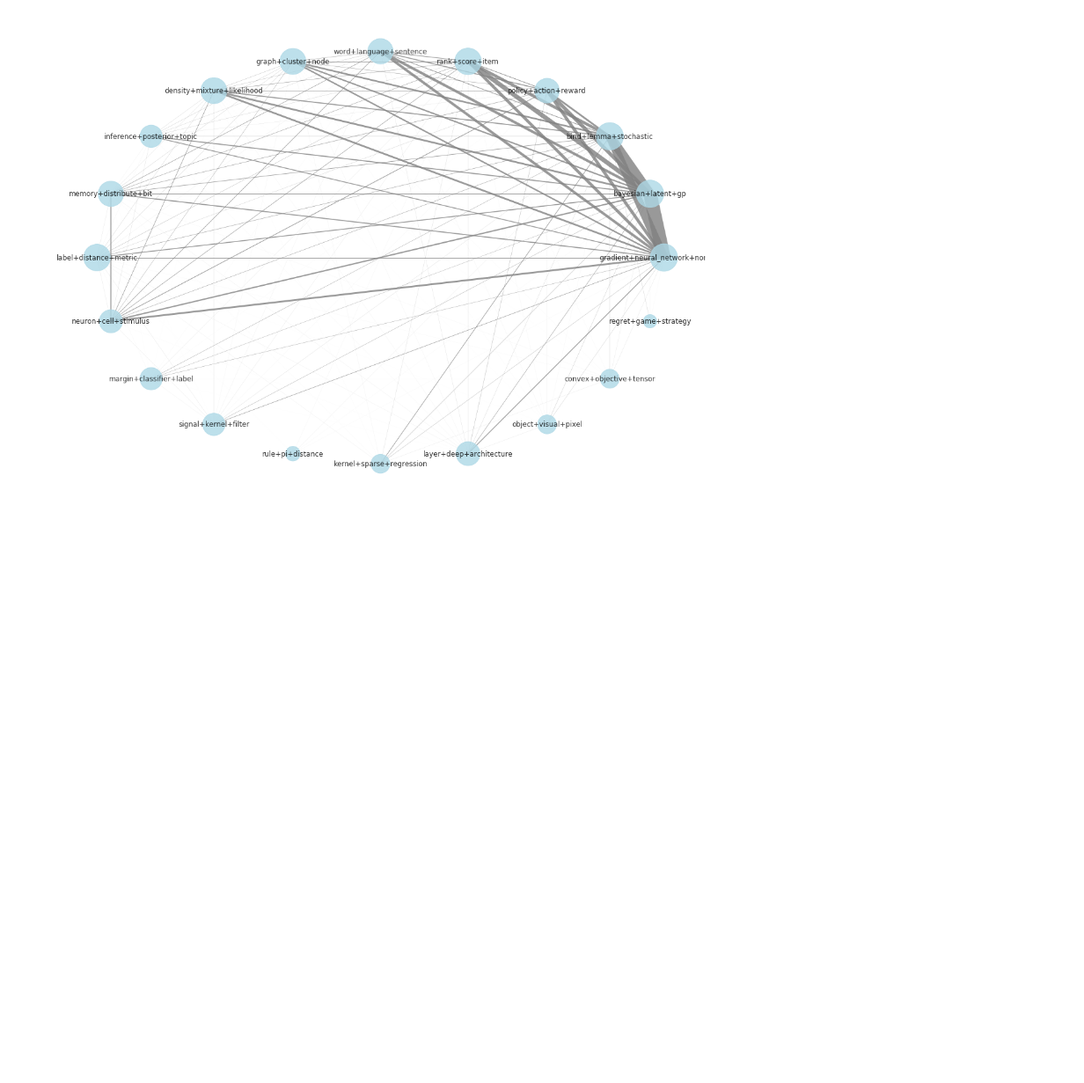
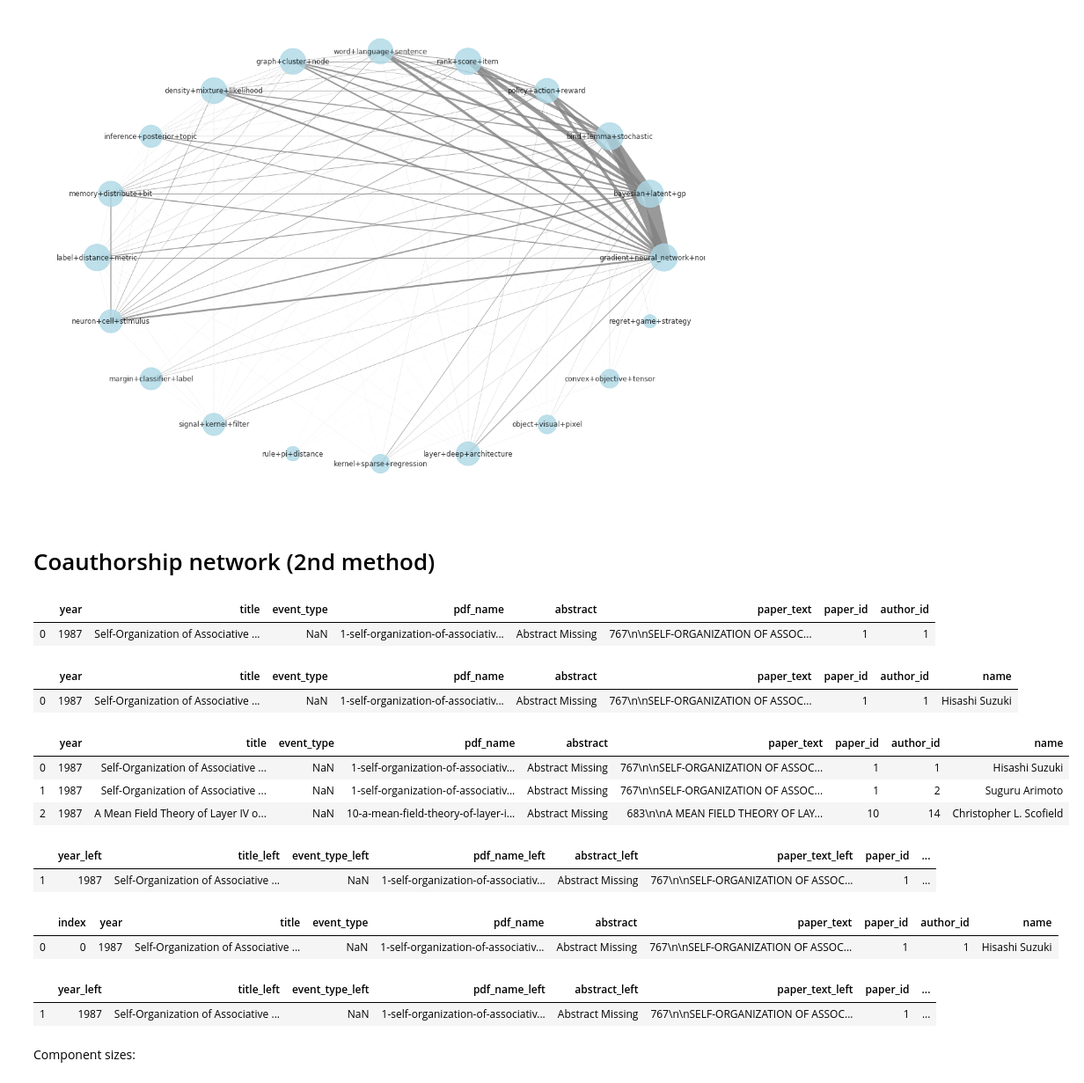
Before and after one commit to sting1000/ntds_project, a Jupyter notebook: topic_exploration.ipynb, the cells around one changed output. Shown at 88% size. Saved outputs shown, nothing was run; the diff lists cells and outputs as text; code cells hidden in the pictures; blank space fills up the shorter version.

Commit message:
add co-author network

```diff
--- a/topic_exploration.ipynb
+++ b/topic_exploration.ipynb
@@ -1011,3 +1011,44 @@ nx.draw(G, pos=pos, edge_color='grey', width = edge_color/100,
 plt.show()
 # %% [output]
 [figure]
+# %% [markdown]
+# Coauthorship network (2nd method)
+# %%
+authors = pd.read_csv("./nips-papers/authors.csv")
+paper_authors = pd.read_csv("./nips-papers/paper_authors.csv")
+papers = pd.read_csv("./nips-papers/papers.csv")
+# %%
+df_all = pd.merge(papers, paper_authors, left_on='id', right_on='paper_id', suffixes=('_paper',''))
+df_all.drop(columns=['id_paper', 'id'], inplace=True)
+df_all.head(1)
+# %% [output]
+|  | year | title | event_type | pdf_name | abstract | paper_text | paper_id | author_id |
+| 0 | 1987 | Self-Organization of Associative ... | NaN | 1-self-organization-of-associativ... | Abstract Missing | 767\n\nSELF-ORGANIZATION OF ASSOC... | 1 | 1 |
+# %%
+df_all = pd.merge(df_all, authors, left_on='author_id', right_on='id')
+df_all.drop(columns=['id'], inplace=True)
+df_all.head(1)
+# %% [output]
+|  | year | title | event_type | pdf_name | abstract | paper_text | paper_id | author_id | name |
+| 0 | 1987 | Self-Organization of Associative ... | NaN | 1-self-organization-of-associativ... | Abstract Missing | 767\n\nSELF-ORGANIZATION OF ASSOC... | 1 | 1 | Hisashi Suzuki |
+# %%
+df_all.head(3)
+# df_all = df_all[df_all.year>2016].copy()
+# %% [output]
+|  | year | title | event_type | pdf_name | abstract | paper_text | paper_id | author_id | name |
+| 0 | 1987 | Self-Organization of Associative ... | NaN | 1-self-organization-of-associativ... | Abstract Missing | 767\n\nSELF-ORGANIZATION OF ASSOC... | 1 | 1 | Hisashi Suzuki |
+| 1 | 1987 | Self-Organization of Associative ... | NaN | 1-self-organization-of-associativ... | Abstract Missing | 767\n\nSELF-ORGANIZATION OF ASSOC... | 1 | 2 | Suguru Arimoto |
+| 2 | 1987 | A Mean Field Theory of Layer IV o... | NaN | 10-a-mean-field-theory-of-layer-i... | Abstract Missing | 683\n\nA MEAN FIELD THEORY OF LAY... | 10 | 14 | Christopher L. Scofield |
+# %%
+self_merge = pd.merge(df_all, df_all, on='paper_id', suffixes=('_left', '_right'))
+self_merge = self_merge[self_merge.name_left != self_merge.name_right]
+self_merge.head(1)
+# %% [output]
+|  | year_left | title_left | event_type_left | pdf_name_left | abstract_left | paper_text_left | paper_id | ... |
+| 1 | 1987 | Self-Organization of Associative ... | NaN | 1-self-organization-of-associativ... | Abstract Missing | 767\n\nSELF-ORGANIZATION OF ASSOC... | 1 | ... |
+# %%
+nodes = df_all[~df_all.name.duplicated()].reset_index(drop=True).reset_index()
+nodes.head(1)
+# %% [output]
+|  | index | year | title | event_type | pdf_name | abstract | paper_text | paper_id | author_id | name |
+| 0 | 0 | 1987 | Self-Organization of Associative ... | NaN | 1-self-organization-of-associativ... | Abstract Missing | 767\n\nSELF-ORGANIZATION OF ASSOC... | 1 | 1 | Hisashi Suzuki |
@@ -1013,0 +1065,7 @@ plt.show()
+# %%
+self_merge['source'] = self_merge.name_left.map(name_index)
+self_merge['target'] = self_merge.name_right.map(name_index)
+self_merge.head(1)
+# %% [output]
+|  | year_left | title_left | event_type_left | pdf_name_left | abstract_left | paper_text_left | paper_id | ... |
+| 1 | 1987 | Self-Organization of Associative ... | NaN | 1-self-organization-of-associativ... | Abstract Missing | 767\n\nSELF-ORGANIZATION OF ASSOC... | 1 | ... |
@@ -1013,0 +1107,2 @@ plt.show()
+# %% [markdown]
+Component sizes:
```
Also changed, not shown: parts of 23 cells of this notebook.
